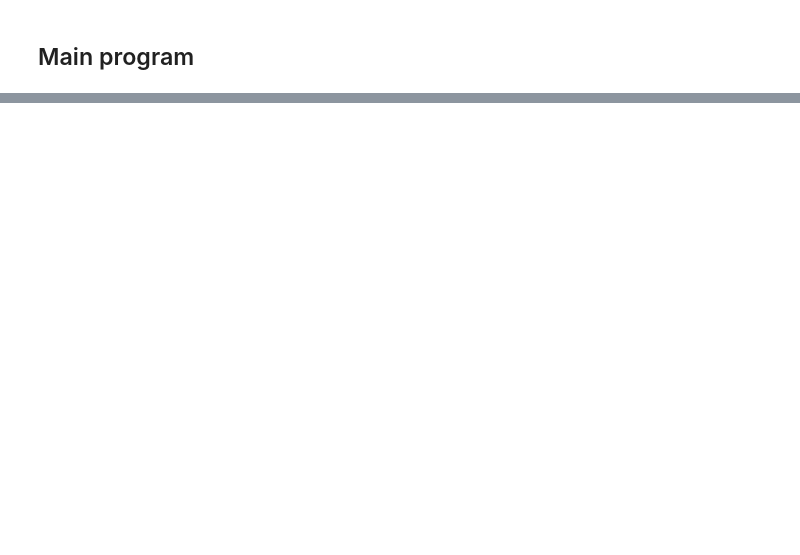
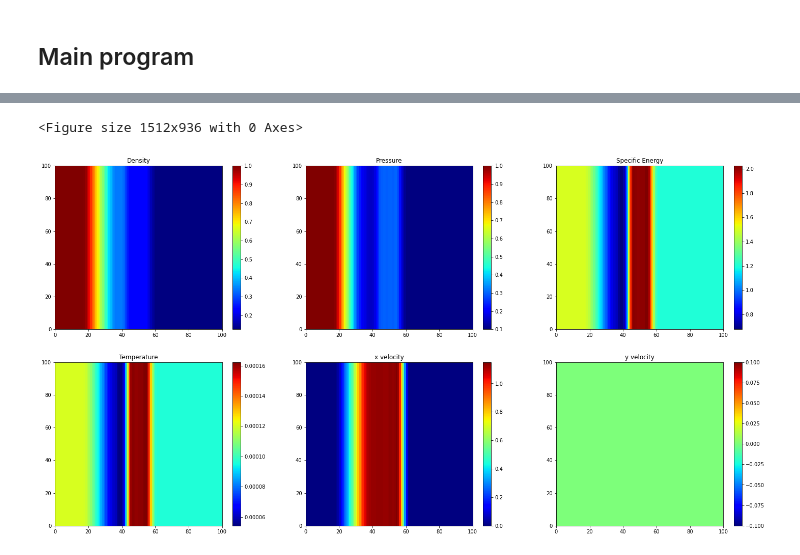
Before and after one commit to changhyun-cho/astrophysics, a Jupyter notebook: hydrodynamics/Testing 2D Hydrocode.ipynb, the cells around one changed output, grey strips where cells are left out. Saved outputs shown, nothing was run; the diff lists cells and outputs as text; code cells hidden in the pictures; blank space fills up the shorter version.

```diff
--- a/hydrodynamics/Testing 2D Hydrocode.ipynb
+++ b/hydrodynamics/Testing 2D Hydrocode.ipynb
@@ -798,0 +800,32 @@ total_plots()
+# %%
+# setup the grid
+setup_grid()
+
+fill_ICs(type="1d shock") #1+1d shock
+tmax = 200
+#evolution_2d(tmax)
+#evolution_1d(tmax)
+
+for i in range(tmax):
+
+    timestep()
+#    print(dt)
+
+    #solve_source()
+    s_update_velocity()
+    s_update_energy()
+    s_apply_artificial_viscosity()
+
+    #solve_advection()
+    ad_obtain_avg()
+    ad_update_density()
+    ad_update_energy()
+    ad_get_momentum()
+    ad_update_momentum()
+    ad_update_velocity()
+    ad_update_temperature()
+
+colormaps()
+# %% [output]
+<Figure size 1512x936 with 0 Axes>
+[figure, added]
```
Also changed, not shown: parts of 11 cells of this notebook.
